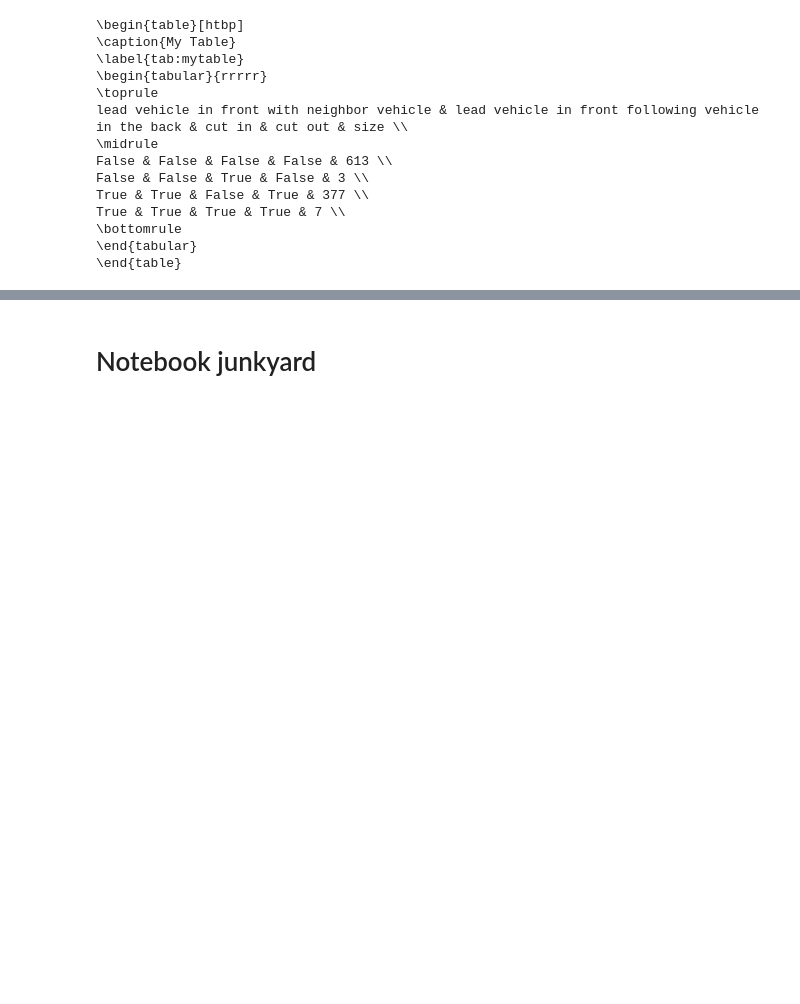
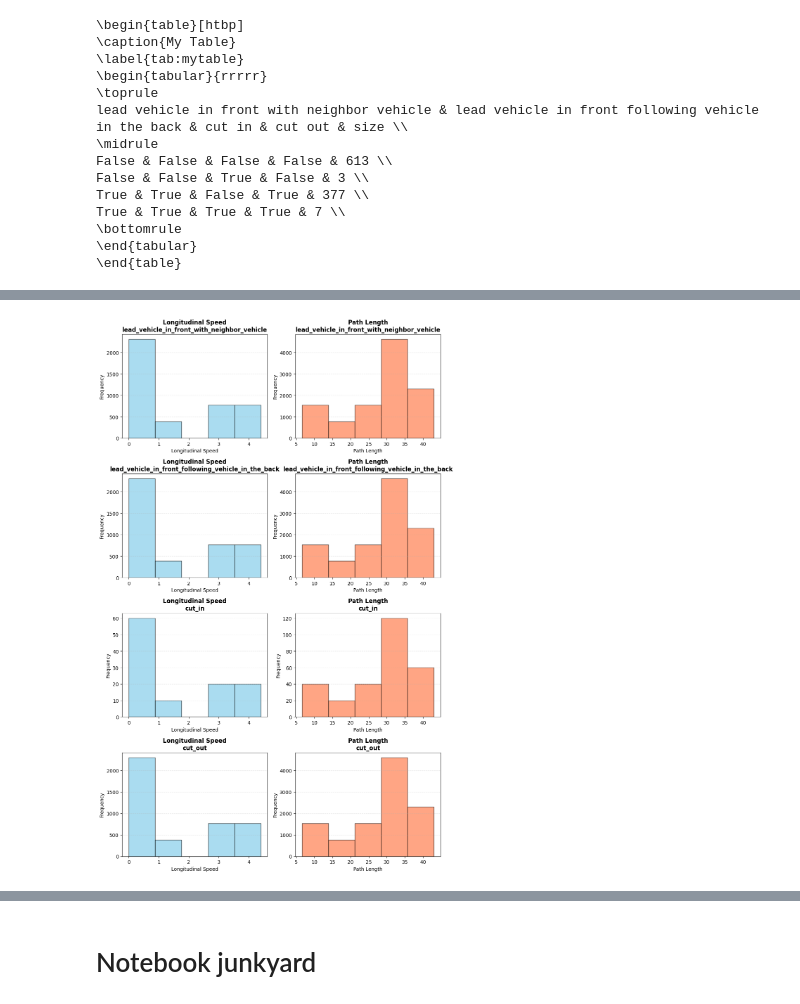
Before and after one commit to tmuehlen80/graph_coverage, a Jupyter notebook: Notebooks/carla/subgraph_isomorphism.ipynb, the cells around one changed output, grey strips where cells are left out. Saved outputs shown, nothing was run; the diff lists cells and outputs as text; code cells hidden in the pictures; blank space fills up the shorter version.

Commit message:
subgraph_isom_histograms

```diff
--- a/Notebooks/carla/subgraph_isomorphism.ipynb
+++ b/Notebooks/carla/subgraph_isomorphism.ipynb
@@ -265,0 +252,50 @@ cov_data_df[cov_data_df[coverage_graph_names[0]]]
+# %%
+# Create figure with subplots: 2 rows, columns = number of coverage_graph_names
+n_rows = len(coverage_graph_names)
+fig, axes = plt.subplots(n_rows, 2, figsize=(10, 4*n_rows))
+
+# If only one coverage_graph_name, axes won't be 2D, so fix that
+#if n_cols == 1:
+#    axes = axes.reshape(-1, 1)
+
+for row_idx, coverage_graph_name in enumerate(coverage_graph_names):
+    scn_graph_paths = cov_data_df[cov_data_df[coverage_graph_name]].path.to_list()
+
+    # Get the speed and distances for all of the paths
+    node_dfs = []
+    edge_dfs = []
+    for scn_graph_path in tqdm(scn_graph_paths):
+        with open(scn_graph_path, "rb") as file:
+            ag_nx = pickle.load(file)
+        node_df, edge_df = make_node_edge_df(ag_nx)
+        node_df["path"] = scn_graph_path
+        edge_df["path"] = scn_graph_path
+        node_dfs.append(node_df)
+        edge_dfs.append(edge_df)
+
+    node_df = pd.concat(node_dfs)
+    edge_df = pd.concat(edge_dfs)
+
+    # Plot 1: Longitudinal Speed (top row)
+    node_df.lon_speed.plot(kind="hist", bins=5, ax=axes[row_idx, 0],
+                           color='skyblue', edgecolor='black', alpha=0.7)
+    axes[row_idx, 0].set_title(f'Longitudinal Speed\n{coverage_graph_name}',
+                                fontsize=12, fontweight='bold')
+    axes[row_idx, 0].set_xlabel('Longitudinal Speed', fontsize=10)
+    axes[row_idx, 0].set_ylabel('Frequency', fontsize=10)
+    axes[row_idx, 0].grid(axis='y', alpha=0.3, linestyle='--')
+
+    # Plot 2: Path Length (bottom row)
+    edge_df.path_length.plot(kind="hist", bins=5, ax=axes[row_idx, 1],
+                             color='coral', edgecolor='black', alpha=0.7)
+    axes[row_idx, 1].set_title(f'Path Length\n{coverage_graph_name}',
+                                fontsize=12, fontweight='bold')
+    axes[row_idx, 1].set_xlabel('Path Length', fontsize=10)
+    axes[row_idx, 1].set_ylabel('Frequency', fontsize=10)
+    axes[row_idx, 1].grid(axis='y', alpha=0.3, linestyle='--')
+
+plt.tight_layout()
+plt.savefig('article/plots/combined_distributions_plots_speed_distance_carla.png', dpi=300, bbox_inches='tight')
+plt.show()
+# %% [output]
+[figure, added]
```
Also changed, not shown: parts of 10 cells of this notebook, 5 other files.
